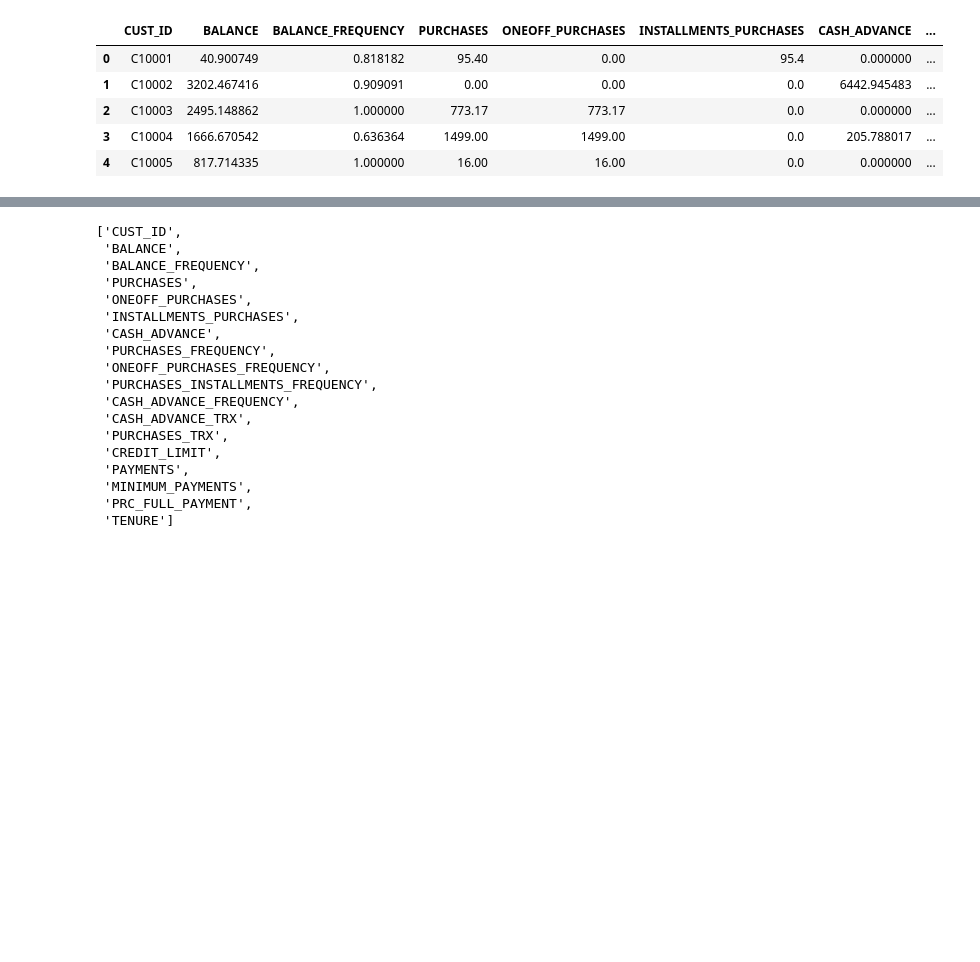
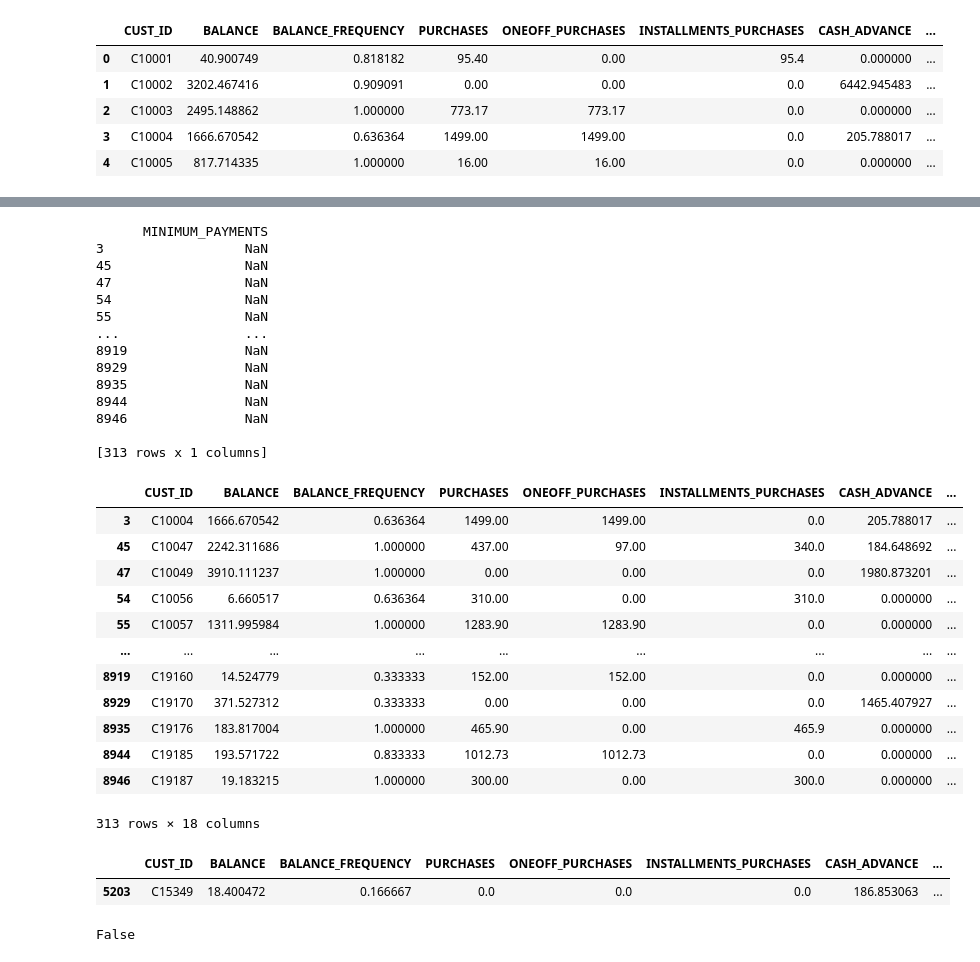
Before and after one commit to lucas-ben/mba-business-analytics, a Jupyter notebook: Data Engineering/etl_elt_pipelines.ipynb, the cells around one changed output, grey strips where cells are left out. Cells and saved outputs as stored; diff of their text form; code cells hidden in the pictures; blank space fills up the shorter version.

```diff
--- a/Data Engineering/etl_elt_pipelines.ipynb
+++ b/Data Engineering/etl_elt_pipelines.ipynb
@@ -57,21 +74,42 @@ TypeError: Invalid comparison between dtype=int64 and str
 # %%
-list(df.columns)
+print(df.loc[df["MINIMUM_PAYMENTS"].isna(), ["MINIMUM_PAYMENTS"]])
+# or
+df.loc[df["MINIMUM_PAYMENTS"].isna(), :]
 # %% [output]
-['CUST_ID',
- 'BALANCE',
- 'BALANCE_FREQUENCY',
- 'PURCHASES',
- 'ONEOFF_PURCHASES',
- 'INSTALLMENTS_PURCHASES',
- 'CASH_ADVANCE',
- 'PURCHASES_FREQUENCY',
- 'ONEOFF_PURCHASES_FREQUENCY',
- 'PURCHASES_INSTALLMENTS_FREQUENCY',
- 'CASH_ADVANCE_FREQUENCY',
- 'CASH_ADVANCE_TRX',
- 'PURCHASES_TRX',
- 'CREDIT_LIMIT',
- 'PAYMENTS',
- 'MINIMUM_PAYMENTS',
- 'PRC_FULL_PAYMENT',
- 'TENURE']
+      MINIMUM_PAYMENTS
+3                  NaN
+45                 NaN
+47                 NaN
+54                 NaN
+55                 NaN
+...                ...
+8919               NaN
+8929               NaN
+8935               NaN
+8944               NaN
+8946               NaN
+
+[313 rows x 1 columns]
+|  | CUST_ID | BALANCE | BALANCE_FREQUENCY | PURCHASES | ONEOFF_PURCHASES | INSTALLMENTS_PURCHASES | CASH_ADVANCE | ... |
+| 3 | C10004 | 1666.670542 | 0.636364 | 1499.00 | 1499.00 | 0.0 | 205.788017 | ... |
+| 45 | C10047 | 2242.311686 | 1.000000 | 437.00 | 97.00 | 340.0 | 184.648692 | ... |
+| 47 | C10049 | 3910.111237 | 1.000000 | 0.00 | 0.00 | 0.0 | 1980.873201 | ... |
+| 54 | C10056 | 6.660517 | 0.636364 | 310.00 | 0.00 | 310.0 | 0.000000 | ... |
+| 55 | C10057 | 1311.995984 | 1.000000 | 1283.90 | 1283.90 | 0.0 | 0.000000 | ... |
+| ... | ... | ... | ... | ... | ... | ... | ... | ... |
+| 8919 | C19160 | 14.524779 | 0.333333 | 152.00 | 152.00 | 0.0 | 0.000000 | ... |
+| 8929 | C19170 | 371.527312 | 0.333333 | 0.00 | 0.00 | 0.0 | 1465.407927 | ... |
+| 8935 | C19176 | 183.817004 | 1.000000 | 465.90 | 0.00 | 465.9 | 0.000000 | ... |
+| 8944 | C19185 | 193.571722 | 0.833333 | 1012.73 | 1012.73 | 0.0 | 0.000000 | ... |
+| 8946 | C19187 | 19.183215 | 1.000000 | 300.00 | 0.00 | 300.0 | 0.000000 | ... |
+313 rows × 18 columns
+# %%
+df.loc[df["CREDIT_LIMIT"].isna(), :]
+# %% [output]
+|  | CUST_ID | BALANCE | BALANCE_FREQUENCY | PURCHASES | ONEOFF_PURCHASES | INSTALLMENTS_PURCHASES | CASH_ADVANCE | ... |
+| 5203 | C15349 | 18.400472 | 0.166667 | 0.0 | 0.0 | 0.0 | 186.853063 | ... |
+# %%
+df.loc[5203, "MINIMUM_PAYMENTS"] if 5203 in df.index and pd.isna(df.loc[5203, "MINIMUM_PAYMENTS"]) else False
+# the one missing "CREDIT_LIMIT" observation does not have missing "MINIMUM_PAYMENTS"
+# %% [output]
+False
```
Also changed, not shown: parts of 2 cells of this notebook.
